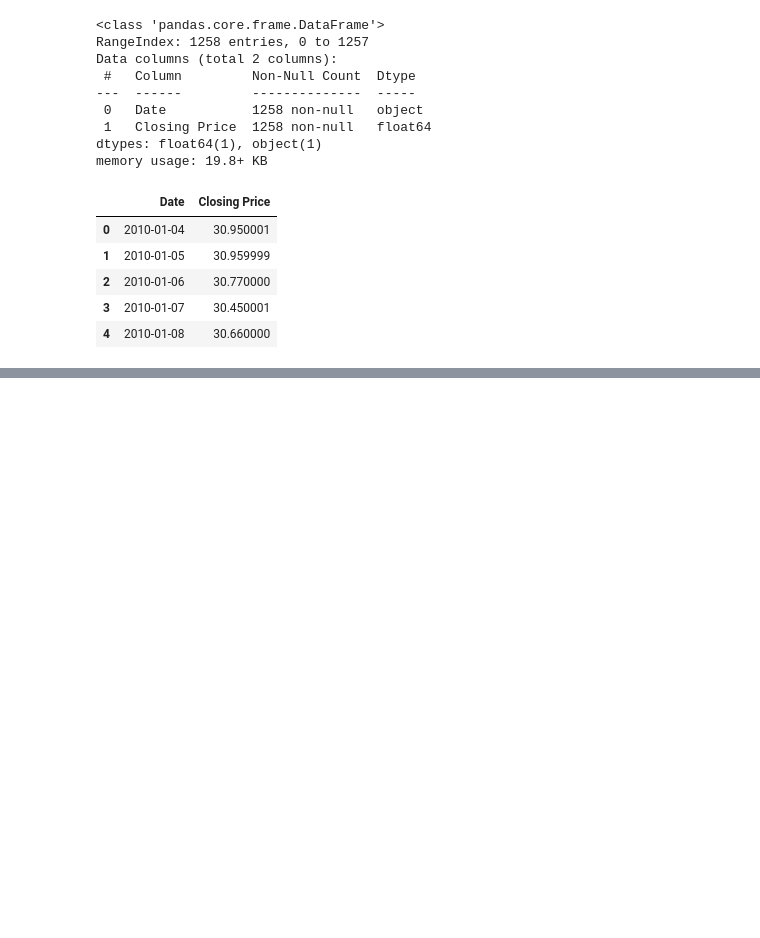
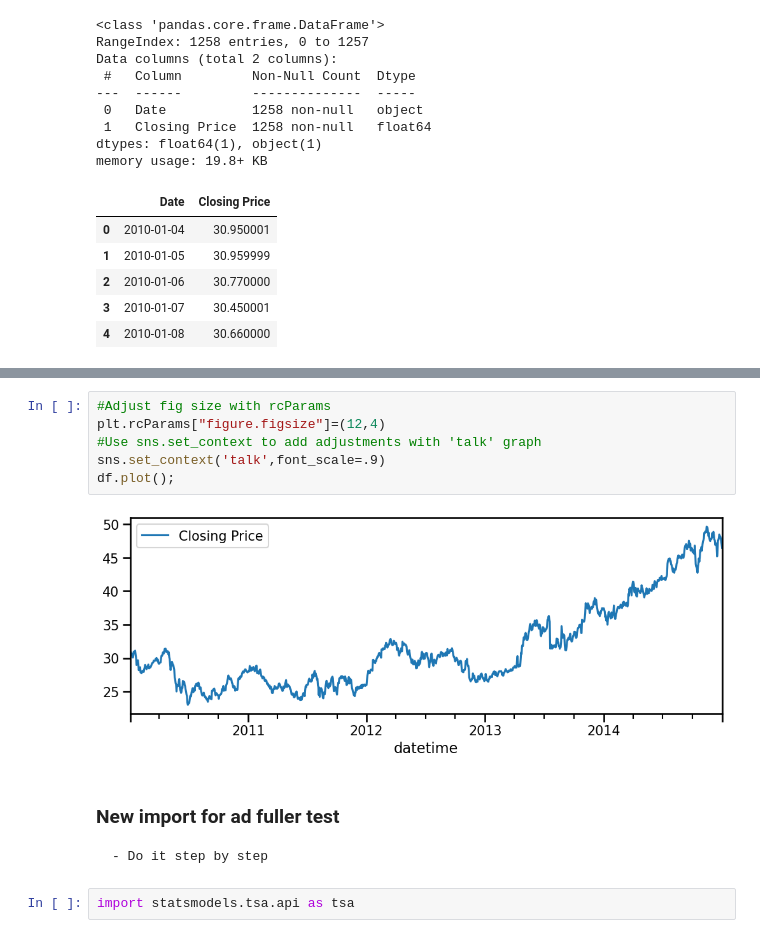
Before and after one commit to 808hanronald/w-14-practice, a Jupyter notebook: W14 practice 1.ipynb, the cells around one changed output, grey strips where cells are left out. Cells and saved outputs as stored; diff of their text form; blank space fills up the shorter version.

```diff
--- a/W14 practice 1.ipynb
+++ b/W14 practice 1.ipynb
@@ -67,0 +112,13 @@ Index(['2010-01-04', '2010-01-05', '2010-01-06', '2010-01-07', '2010-01-08',
+# %%
+#Adjust fig size with rcParams
+plt.rcParams["figure.figsize"]=(12,4)
+#Use sns.set_context to add adjustments with 'talk' graph
+sns.set_context('talk',font_scale=.9)
+df.plot();
+# %% [output]
+[figure, added]
+# %% [markdown]
+### New import for ad fuller test
+    - Do it step by step
+# %%
+import statsmodels.tsa.api as tsa
```
Also changed, not shown: parts of 26 cells of this notebook.
